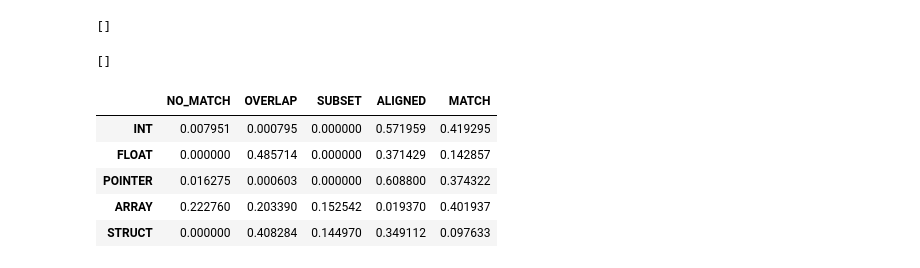
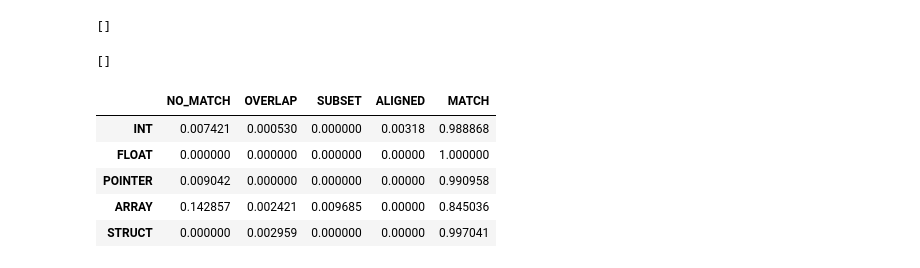
Before and after one commit to jace-kline/thesis, a Jupyter notebook: notebooks/coreutils_metrics.ipynb, the cells around one changed output. Drawn from its saved outputs; the diff is of its cells as text; code cells hidden in the pictures.

```diff
--- a/notebooks/coreutils_metrics.ipynb
+++ b/notebooks/coreutils_metrics.ipynb
@@ -310,10 +312,10 @@ if not skip_generate_metatype_level_summaries:
 # %%
-df = load_table("metatype_match_levels_ratios", strip_opts)
+df = load_table("metatype_match_levels_ratios_analyzed_only", debug_opts)
 df
 # %% [output]
 |  | NO_MATCH | OVERLAP | SUBSET | ALIGNED | MATCH |
-| INT | 0.007951 | 0.000795 | 0.000000 | 0.571959 | 0.419295 |
-| FLOAT | 0.000000 | 0.485714 | 0.000000 | 0.371429 | 0.142857 |
-| POINTER | 0.016275 | 0.000603 | 0.000000 | 0.608800 | 0.374322 |
-| ARRAY | 0.222760 | 0.203390 | 0.152542 | 0.019370 | 0.401937 |
-| STRUCT | 0.000000 | 0.408284 | 0.144970 | 0.349112 | 0.097633 |
+| INT | 0.007421 | 0.000530 | 0.000000 | 0.00318 | 0.988868 |
+| FLOAT | 0.000000 | 0.000000 | 0.000000 | 0.00000 | 1.000000 |
+| POINTER | 0.009042 | 0.000000 | 0.000000 | 0.00000 | 0.990958 |
+| ARRAY | 0.142857 | 0.002421 | 0.009685 | 0.00000 | 0.845036 |
+| STRUCT | 0.000000 | 0.002959 | 0.000000 | 0.00000 | 0.997041 |
```
Also changed, not shown: parts of 5 cells of this notebook, 46 other files.
